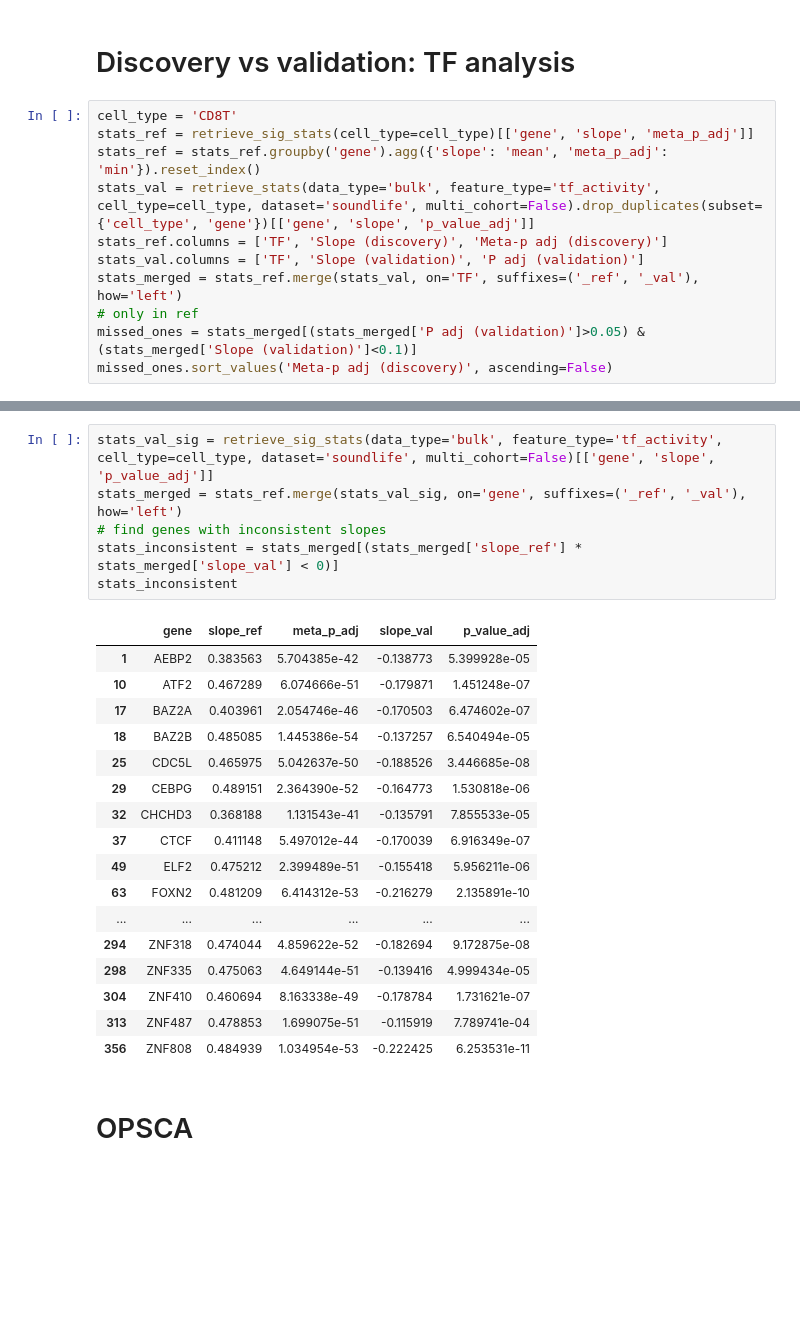
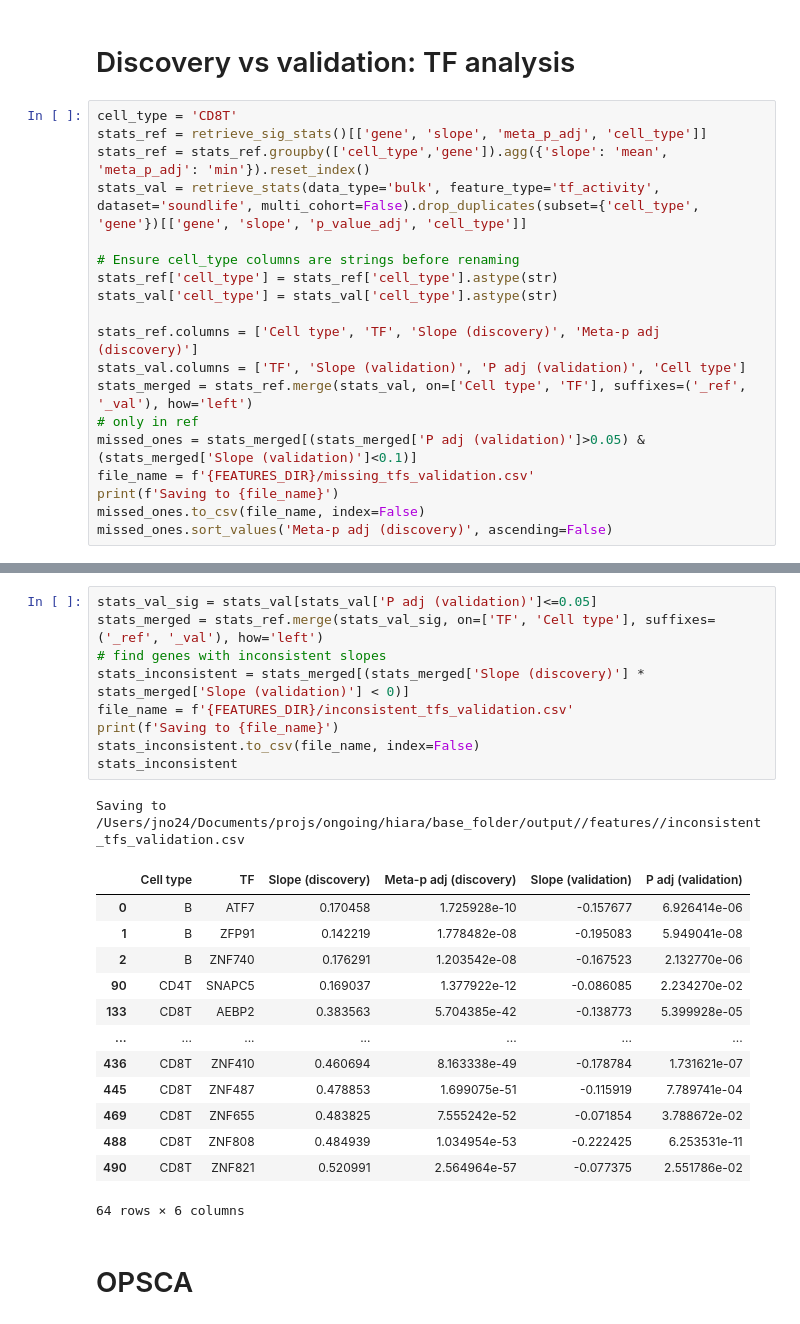
Before and after one commit to janursa/HIRA, a Jupyter notebook: notebooks/supp_results.ipynb, the cells around one changed output, grey strips where cells are left out. Cells and saved outputs as stored; diff of their text form; blank space fills up the shorter version.

```diff
--- a/notebooks/supp_results.ipynb
+++ b/notebooks/supp_results.ipynb
@@ -40,13 +40,21 @@ os.makedirs(to_save, exist_ok=True)
 # Discovery vs validation: TF analysis
 # %%
 cell_type = 'CD8T'
-stats_ref = retrieve_sig_stats(cell_type=cell_type)[['gene', 'slope', 'meta_p_adj']]
-stats_ref = stats_ref.groupby('gene').agg({'slope': 'mean', 'meta_p_adj': 'min'}).reset_index()
-stats_val = retrieve_stats(data_type='bulk', feature_type='tf_activity', cell_type=cell_type, dataset='soundlife', multi_cohort=False).drop_duplicates(subset={'cell_type', 'gene'})[['gene', 'slope', 'p_value_adj']]
-stats_ref.columns = ['TF', 'Slope (discovery)', 'Meta-p adj (discovery)']
-stats_val.columns = ['TF', 'Slope (validation)', 'P adj (validation)']
-stats_merged = stats_ref.merge(stats_val, on='TF', suffixes=('_ref', '_val'), how='left')
+stats_ref = retrieve_sig_stats()[['gene', 'slope', 'meta_p_adj', 'cell_type']]
+stats_ref = stats_ref.groupby(['cell_type','gene']).agg({'slope': 'mean', 'meta_p_adj': 'min'}).reset_index()
+stats_val = retrieve_stats(data_type='bulk', feature_type='tf_activity', dataset='soundlife', multi_cohort=False).drop_duplicates(subset={'cell_type', 'gene'})[['gene', 'slope', 'p_value_adj', 'cell_type']]
+
+# Ensure cell_type columns are strings before renaming
+stats_ref['cell_type'] = stats_ref['cell_type'].astype(str)
+stats_val['cell_type'] = stats_val['cell_type'].astype(str)
+
+stats_ref.columns = ['Cell type', 'TF', 'Slope (discovery)', 'Meta-p adj (discovery)']
+stats_val.columns = ['TF', 'Slope (validation)', 'P adj (validation)', 'Cell type']
+stats_merged = stats_ref.merge(stats_val, on=['Cell type', 'TF'], suffixes=('_ref', '_val'), how='left')
 # only in ref
 missed_ones = stats_merged[(stats_merged['P adj (validation)']>0.05) & (stats_merged['Slope (validation)']<0.1)]
+file_name = f'{FEATURES_DIR}/missing_tfs_validation.csv'
+print(f'Saving to {file_name}')
+missed_ones.to_csv(file_name, index=False)
 missed_ones.sort_values('Meta-p adj (discovery)', ascending=False)
 # %% [output]
@@ -70,27 +75,27 @@ missed_ones.sort_values('Meta-p adj (discovery)', ascending=False)
 # %%
-stats_val_sig = retrieve_sig_stats(data_type='bulk', feature_type='tf_activity', cell_type=cell_type, dataset='soundlife', multi_cohort=False)[['gene', 'slope', 'p_value_adj']]
-stats_merged = stats_ref.merge(stats_val_sig, on='gene', suffixes=('_ref', '_val'), how='left')
+stats_val_sig = stats_val[stats_val['P adj (validation)']<=0.05]
+stats_merged = stats_ref.merge(stats_val_sig, on=['TF', 'Cell type'], suffixes=('_ref', '_val'), how='left')
 # find genes with inconsistent slopes
-stats_inconsistent = stats_merged[(stats_merged['slope_ref'] * stats_merged['slope_val'] < 0)]
+stats_inconsistent = stats_merged[(stats_merged['Slope (discovery)'] * stats_merged['Slope (validation)'] < 0)]
+file_name = f'{FEATURES_DIR}/inconsistent_tfs_validation.csv'
+print(f'Saving to {file_name}')
+stats_inconsistent.to_csv(file_name, index=False)
 stats_inconsistent
 # %% [output]
+Saving to /Users/jno24/Documents/projs/ongoing/hiara/base_folder/output//features//inconsistent_tfs_validation.csv
-|  | gene | slope_ref | meta_p_adj | slope_val | p_value_adj |
-| 1 | AEBP2 | 0.383563 | 5.704385e-42 | -0.138773 | 5.399928e-05 |
-| 10 | ATF2 | 0.467289 | 6.074666e-51 | -0.179871 | 1.451248e-07 |
-| 17 | BAZ2A | 0.403961 | 2.054746e-46 | -0.170503 | 6.474602e-07 |
-| 18 | BAZ2B | 0.485085 | 1.445386e-54 | -0.137257 | 6.540494e-05 |
-| 25 | CDC5L | 0.465975 | 5.042637e-50 | -0.188526 | 3.446685e-08 |
-| 29 | CEBPG | 0.489151 | 2.364390e-52 | -0.164773 | 1.530818e-06 |
-| 32 | CHCHD3 | 0.368188 | 1.131543e-41 | -0.135791 | 7.855533e-05 |
-| 37 | CTCF | 0.411148 | 5.497012e-44 | -0.170039 | 6.916349e-07 |
-| 49 | ELF2 | 0.475212 | 2.399489e-51 | -0.155418 | 5.956211e-06 |
-| 63 | FOXN2 | 0.481209 | 6.414312e-53 | -0.216279 | 2.135891e-10 |
-| ... | ... | ... | ... | ... | ... |
-| 294 | ZNF318 | 0.474044 | 4.859622e-52 | -0.182694 | 9.172875e-08 |
-| 298 | ZNF335 | 0.475063 | 4.649144e-51 | -0.139416 | 4.999434e-05 |
-| 304 | ZNF410 | 0.460694 | 8.163338e-49 | -0.178784 | 1.731621e-07 |
-| 313 | ZNF487 | 0.478853 | 1.699075e-51 | -0.115919 | 7.789741e-04 |
-| 356 | ZNF808 | 0.484939 | 1.034954e-53 | -0.222425 | 6.253531e-11 |
+|  | Cell type | TF | Slope (discovery) | Meta-p adj (discovery) | Slope (validation) | P adj (validation) |
+| 0 | B | ATF7 | 0.170458 | 1.725928e-10 | -0.157677 | 6.926414e-06 |
+| 1 | B | ZFP91 | 0.142219 | 1.778482e-08 | -0.195083 | 5.949041e-08 |
+| 2 | B | ZNF740 | 0.176291 | 1.203542e-08 | -0.167523 | 2.132770e-06 |
+| 90 | CD4T | SNAPC5 | 0.169037 | 1.377922e-12 | -0.086085 | 2.234270e-02 |
+| 133 | CD8T | AEBP2 | 0.383563 | 5.704385e-42 | -0.138773 | 5.399928e-05 |
+| ... | ... | ... | ... | ... | ... | ... |
+| 436 | CD8T | ZNF410 | 0.460694 | 8.163338e-49 | -0.178784 | 1.731621e-07 |
+| 445 | CD8T | ZNF487 | 0.478853 | 1.699075e-51 | -0.115919 | 7.789741e-04 |
+| 469 | CD8T | ZNF655 | 0.483825 | 7.555242e-52 | -0.071854 | 3.788672e-02 |
+| 488 | CD8T | ZNF808 | 0.484939 | 1.034954e-53 | -0.222425 | 6.253531e-11 |
+| 490 | CD8T | ZNF821 | 0.520991 | 2.564964e-57 | -0.077375 | 2.551786e-02 |
+64 rows × 6 columns
 # %% [markdown]
 # OPSCA
 # %%
```
Also changed, not shown: parts of 15 cells of this notebook, 3 other files.
